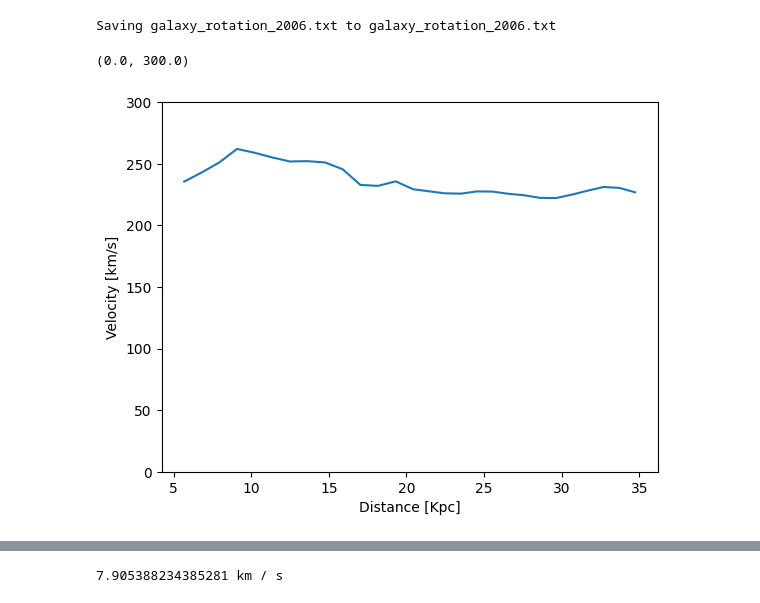
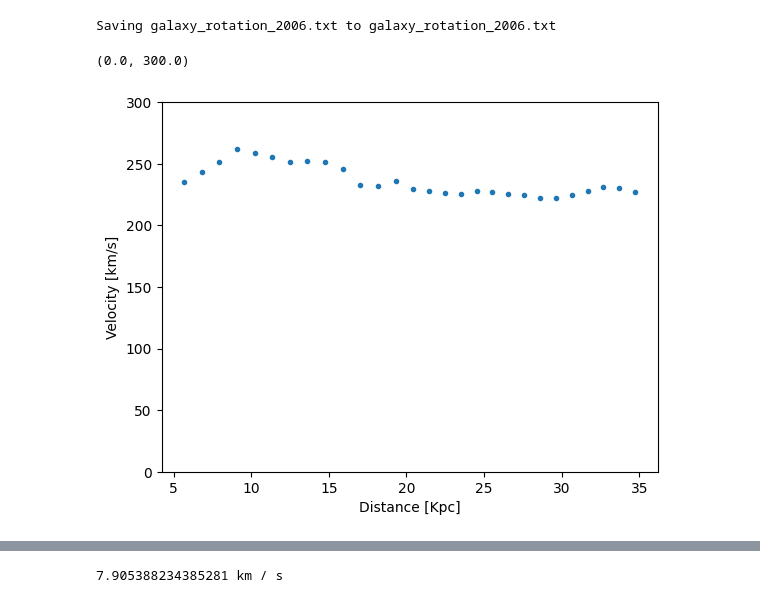
Before and after one commit to wj198414/ASTRON1221, a Jupyter notebook: DarkMatter/class_demo_orbital_velocity.ipynb, the cells around one changed output, grey strips where cells are left out. Drawn from its saved outputs; the diff is of its cells as text; code cells hidden in the pictures.

```diff
--- a/DarkMatter/class_demo_orbital_velocity.ipynb
+++ b/DarkMatter/class_demo_orbital_velocity.ipynb
@@ -19,10 +19,10 @@ tab = astropy.io.ascii.read("galaxy_rotation_2006.txt")
 # %%
 dis = tab["col2"]
 vel = tab["col3"]
-plt.plot(dis, vel)
+plt.plot(dis, vel, ".")
 plt.xlabel("Distance [Kpc]")
 plt.ylabel("Velocity [km/s]")
 plt.ylim(0, 300)
 # %% [output]
 (0.0, 300.0)
-[figure, old version]
+[figure, new version]
```
Also changed, not shown: parts of 5 cells of this notebook.
